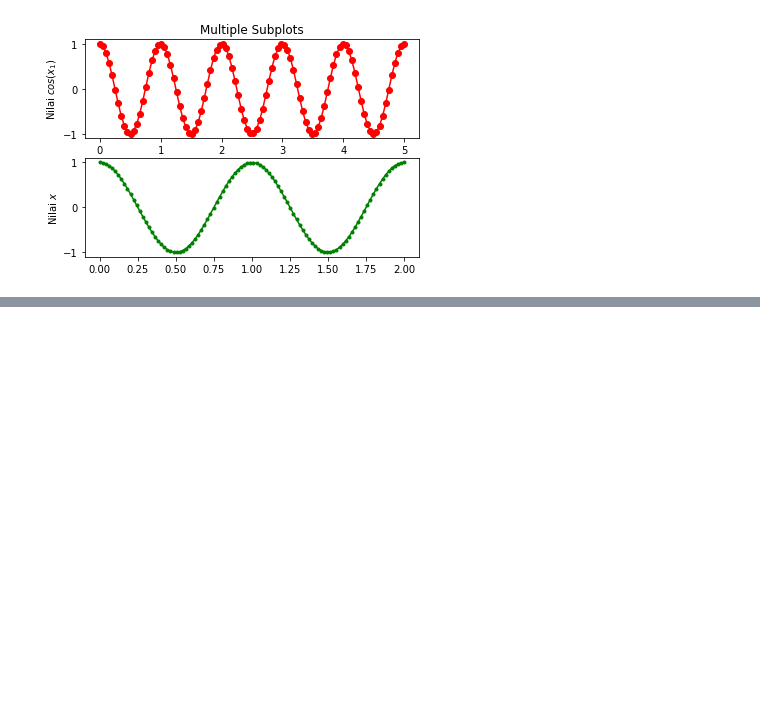
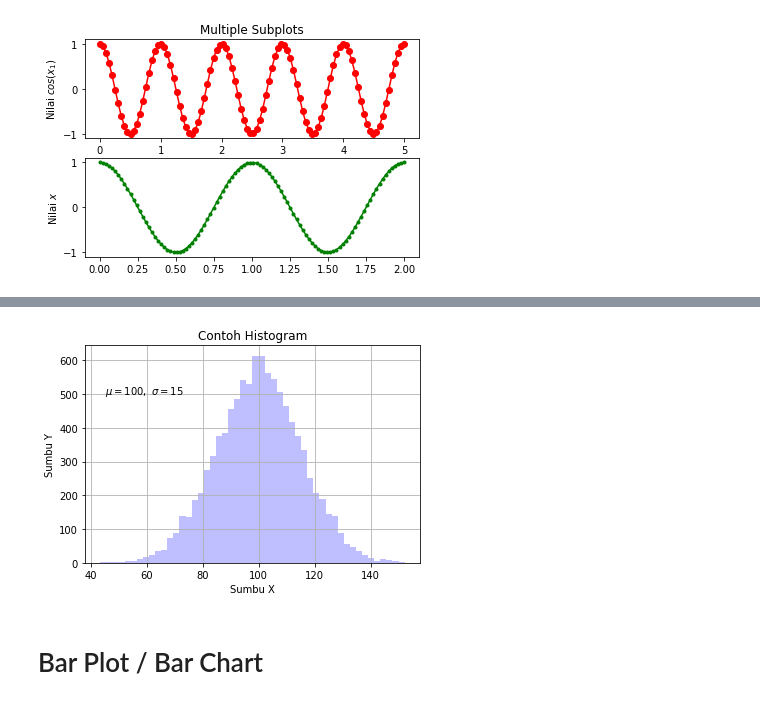
Before and after one commit to yap23/belajar_python, a Jupyter notebook: Belajar Matplotlib.ipynb, the cells around one changed output, grey strips where cells are left out. Drawn from its saved outputs; the diff is of its cells as text; code cells hidden in the pictures; blank space fills up the shorter version.

```diff
--- a/Belajar Matplotlib.ipynb
+++ b/Belajar Matplotlib.ipynb
@@ -401,0 +443,21 @@ plt.show()
+# %%
+# Histogram dengan OO style
+fig, ax = plt.subplots()
+
+ax.hist(x,
+         bins=50,
+         facecolor='b',
+         alpha=0.25)
+
+ax.set_xlabel('Sumbu X')
+ax.set_ylabel('Sumbu Y')
+ax.set_title('Contoh Histogram')
+
+ax.text(45, 500, '$\mu=100,\ \sigma=15$')
+ax.grid()
+
+plt.show()
+# %% [output]
+[figure, added]
+# %% [markdown]
+# Bar Plot / Bar Chart
```
Also changed, not shown: parts of 26 cells of this notebook.
